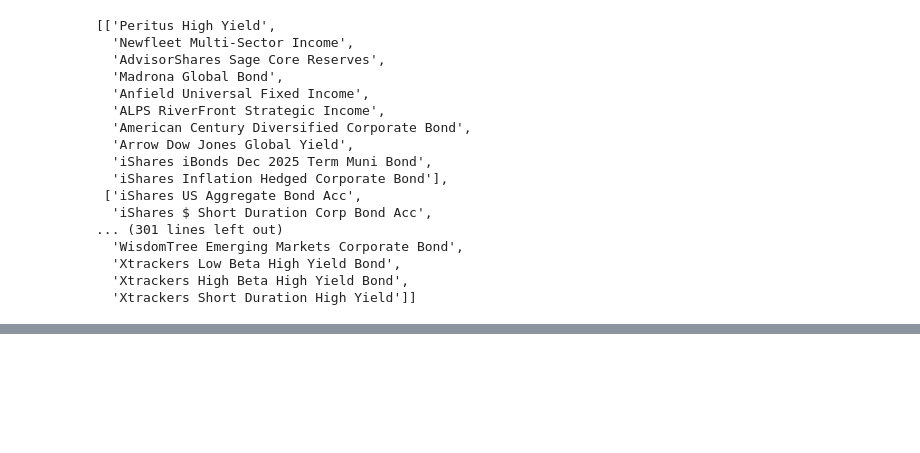
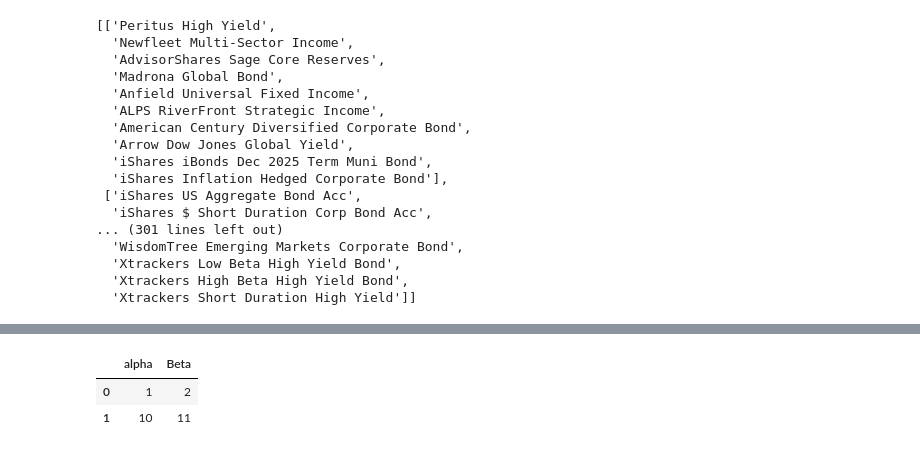
Before and after one commit to Edu-Moreira/Estudos-de-Python, a Jupyter notebook: Comparação_ETFs.ipynb, the cells around one changed output, grey strips where cells are left out. Cells and saved outputs as stored; diff of their text form; code cells hidden in the pictures; blank space fills up the shorter version.

```diff
--- a/Comparação_ETFs.ipynb
+++ b/Comparação_ETFs.ipynb
@@ -137,0 +133,11 @@ TypeError: ignored
+# %%
+a = pd.DataFrame()
+
+a['alpha']= (1,10)
+a['Beta'] = (2,11)
+
+a
+# %% [output]
+|  | alpha | Beta |
+| 0 | 1 | 2 |
+| 1 | 10 | 11 |
```
Also changed, not shown: parts of 6 cells of this notebook.
